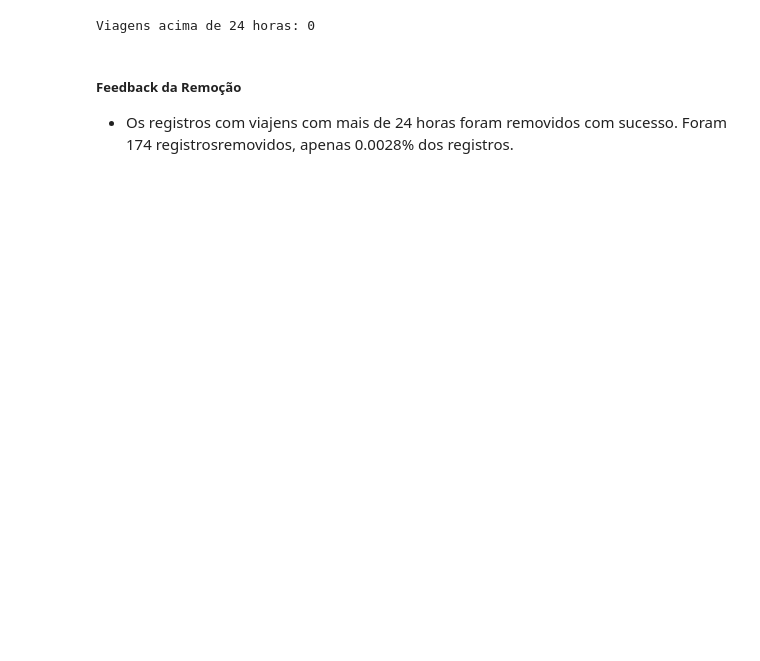
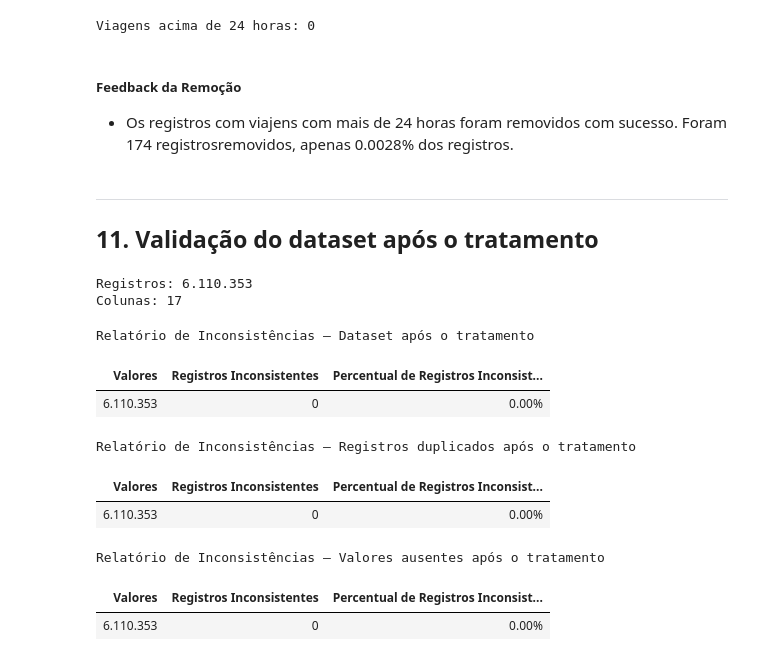
Before and after one commit to AleCecilio/Analise_Cyclistic, a Jupyter notebook: notebooks/02_data_cleaning.ipynb, the cells around one changed output. Saved outputs shown, nothing was run; the diff lists cells and outputs as text; code cells hidden in the pictures; blank space fills up the shorter version.

Commit message:
feat: valida e salva dataset processado

```diff
--- a/notebooks/02_data_cleaning.ipynb
+++ b/notebooks/02_data_cleaning.ipynb
@@ -1732,3 +1730,75 @@ Viagens acima de 24 horas: 0
 ##### Feedback da Remoção
 
 -  Os registros com viajens com mais de 24 horas foram removidos com sucesso. Foram 174 registrosremovidos, apenas 0.0028% dos registros.
+# %% [markdown]
+---
+
+## 11. Validação do dataset após o tratamento
+# %%
+# Verifica a quantidade final de registros e colunas
+
+print(f"Registros: {len(df):,}".replace(",", "."))
+print(f"Colunas: {df.shape[1]}")
+# %% [output]
+Registros: 6.110.353
+Colunas: 17
+# %%
+# Cria uma máscara com os registros que ainda apresentam inconsistências
+
+inconsistent_final = (
+    df["ride_length"] < pd.Timedelta(0)
+) | (
+    df["ride_length"] > pd.Timedelta(hours=24)
+)
+
+# Gera o relatório final de inconsistências
+
+report_final = report_inconsistent_data(
+    df,
+    inconsistent_final
+)
+
+table_report_inconsistent(
+    report_final,
+    "Dataset após o tratamento"
+)
+# %% [output]
+Relatório de Inconsistências — Dataset após o tratamento
+| Valores | Registros Inconsistentes | Percentual de Registros Inconsist... |
+| 6.110.353 | 0 | 0.00% |
+# %%
+# Verifica a existência de registros duplicados
+
+duplicated_final = df.duplicated()
+
+report_duplicates_final = report_inconsistent_data(
+    df,
+    duplicated_final
+)
+
+table_report_inconsistent(
+    report_duplicates_final,
+    "Registros duplicados após o tratamento"
+)
+# %% [output]
+Relatório de Inconsistências — Registros duplicados após o tratamento
+| Valores | Registros Inconsistentes | Percentual de Registros Inconsist... |
+| 6.110.353 | 0 | 0.00% |
+# %%
+# Verifica a quantidade de valores ausentes
+
+missing_final = df.isna().any(axis=1)
+
+report_missing_final = report_inconsistent_data(
+    df,
+    missing_final
+)
+
+table_report_inconsistent(
+    report_missing_final,
+    "Valores ausentes após o tratamento"
+)
+# %% [output]
+Relatório de Inconsistências — Valores ausentes após o tratamento
+| Valores | Registros Inconsistentes | Percentual de Registros Inconsist... |
+| 6.110.353 | 0 | 0.00% |
```
Also changed, not shown: parts of 7 cells of this notebook.
